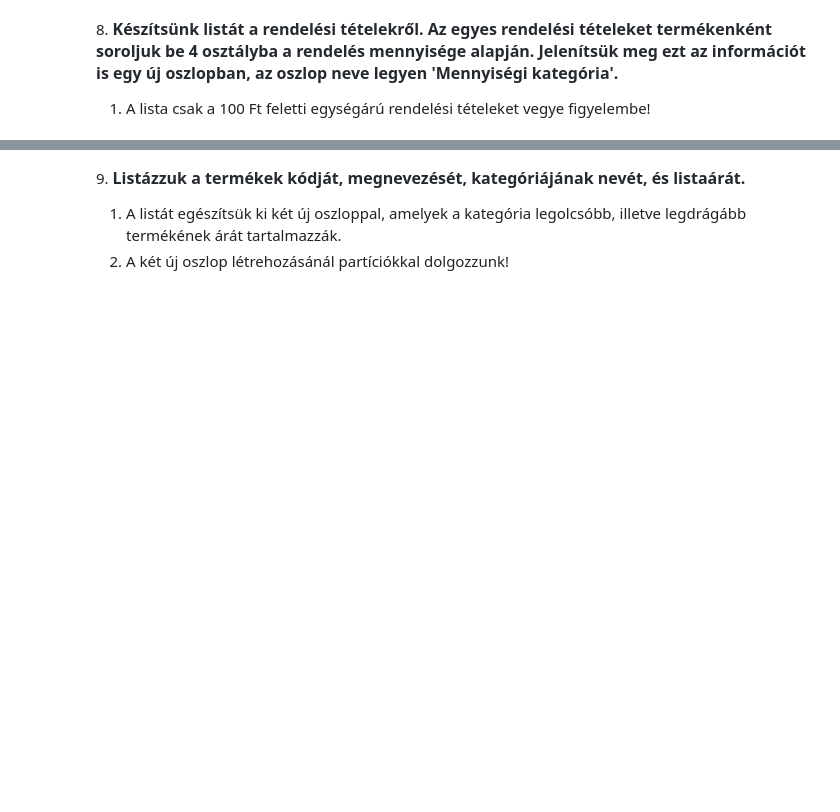
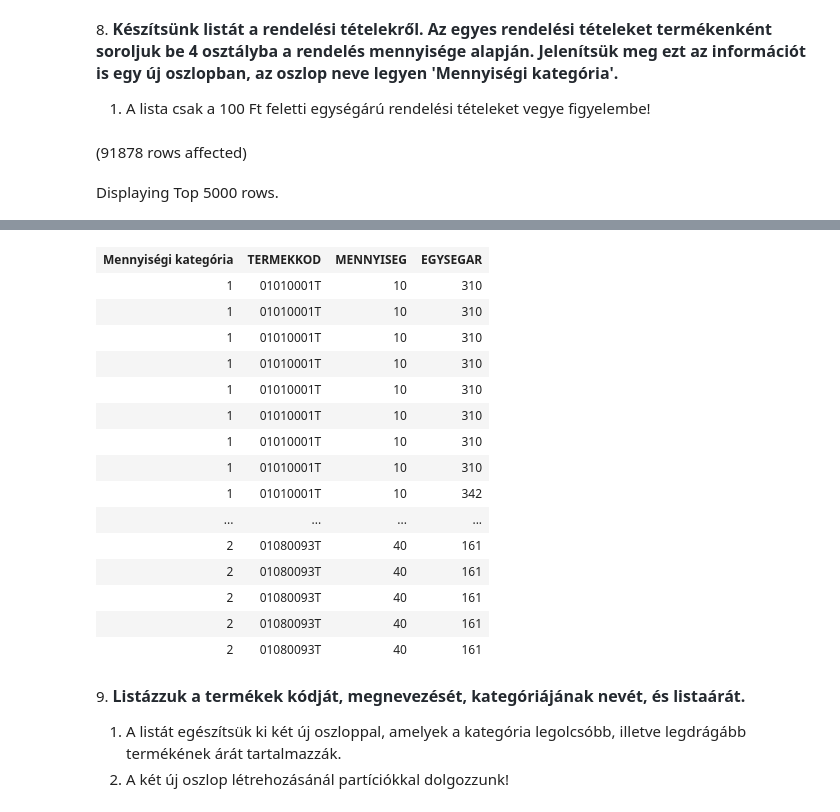
Before and after one commit to gergyemartin/adatbazis_gyak1, a Jupyter notebook: gyakorlat05_feladatok.ipynb, the cells around one changed output, grey strips where cells are left out. Cells and saved outputs as stored; diff of their text form; code cells hidden in the pictures; blank space fills up the shorter version.

```diff
--- a/gyakorlat05_feladatok.ipynb
+++ b/gyakorlat05_feladatok.ipynb
@@ -135,3 +135,15 @@ Total execution time: 00:00:00.028
 8. <span style="font-weight: 600; color: rgb(36, 41, 47); font-family: -apple-system, BlinkMacSystemFont, &quot;Segoe UI&quot;, Helvetica, Arial, sans-serif, &quot;Apple Color Emoji&quot;, &quot;Segoe UI Emoji&quot;; font-size: 16px;">Készítsünk listát a rendelési tételekről. Az egyes rendelési tételeket termékenként soroljuk be 4 osztályba a rendelés mennyisége alapján. Jelenítsük meg ezt az információt is egy új oszlopban, az oszlop neve legyen 'Mennyiségi kategória'.</span>
 
 1. A lista csak a 100 Ft feletti egységárú rendelési tételeket vegye figyelembe!
+# %%
+--NTILE()
+SELECT NTILE(4) OVER(PARTITION BY rt.TERMEKKOD ORDER BY(rt.MENNYISEG)) AS 'Mennyiségi kategória',
+       rt.TERMEKKOD,
+       rt.MENNYISEG,
+       rt.EGYSEGAR
+FROM Rendeles_tetel rt JOIN Rendeles r ON rt.SORSZAM = r.SORSZAM
+                       JOIN Termek t ON rt.TERMEKKOD = t.TERMEKKOD
+WHERE rt.EGYSEGAR > 100
+# %% [output]
+(91878 rows affected)
+Displaying Top 5000 rows.
@@ -138,3 +151,19 @@ Total execution time: 00:00:00.028
+| Mennyiségi kategória | TERMEKKOD | MENNYISEG | EGYSEGAR |
+| 1 | 01010001T | 10 | 310 |
+| 1 | 01010001T | 10 | 310 |
+| 1 | 01010001T | 10 | 310 |
+| 1 | 01010001T | 10 | 310 |
+| 1 | 01010001T | 10 | 310 |
+| 1 | 01010001T | 10 | 310 |
+| 1 | 01010001T | 10 | 310 |
+| 1 | 01010001T | 10 | 310 |
+| 1 | 01010001T | 10 | 342 |
+| ... | ... | ... | ... |
+| 2 | 01080093T | 40 | 161 |
+| 2 | 01080093T | 40 | 161 |
+| 2 | 01080093T | 40 | 161 |
+| 2 | 01080093T | 40 | 161 |
+| 2 | 01080093T | 40 | 161 |
 # %% [markdown]
 9. <span style="font-weight: 600; color: rgb(36, 41, 47); font-family: -apple-system, BlinkMacSystemFont, &quot;Segoe UI&quot;, Helvetica, Arial, sans-serif, &quot;Apple Color Emoji&quot;, &quot;Segoe UI Emoji&quot;; font-size: 16px;">Listázzuk a termékek kódját, megnevezését, kategóriájának nevét, és listaárát.</span>
 
```
Also changed, not shown: parts of 2 cells of this notebook.
